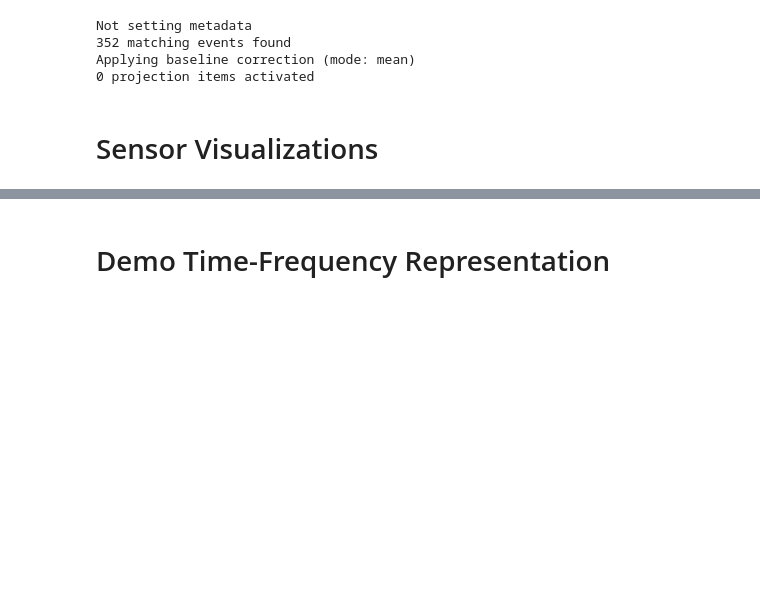
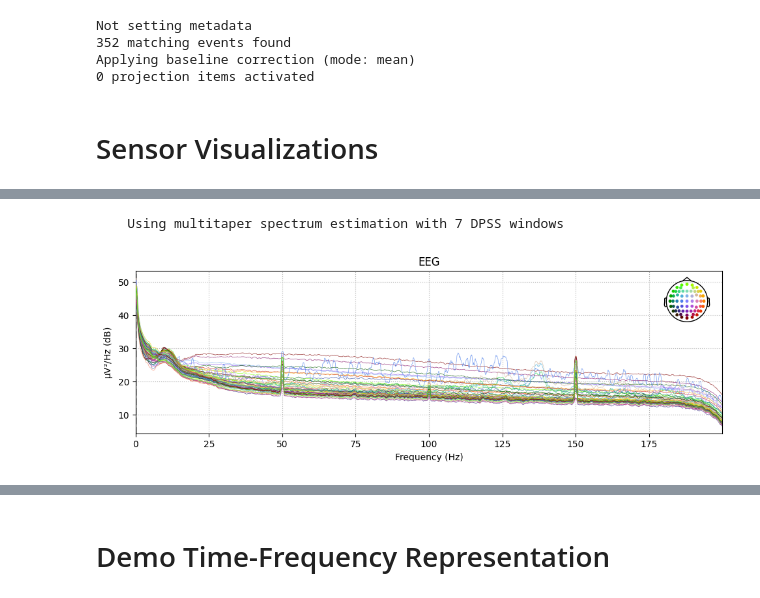
Before and after one commit to duedahl/LU_EEG_Classification, a Jupyter notebook: Visuals2.ipynb, the cells around one changed output, grey strips where cells are left out. Cells and saved outputs as stored; diff of their text form; code cells hidden in the pictures; blank space fills up the shorter version.

```diff
--- a/Visuals2.ipynb
+++ b/Visuals2.ipynb
@@ -125,0 +137,7 @@ epochs.plot_sensors(kind="3d", ch_type="eeg", show_names=True, show=False, axes=
+# %%
+# Note 1/f noise here
+epochs.plot_psd(fmax=200)
+plt.close()
+# %% [output]
+    Using multitaper spectrum estimation with 7 DPSS windows
+[figure, added]
```
Also changed, not shown: parts of 20 cells of this notebook.
